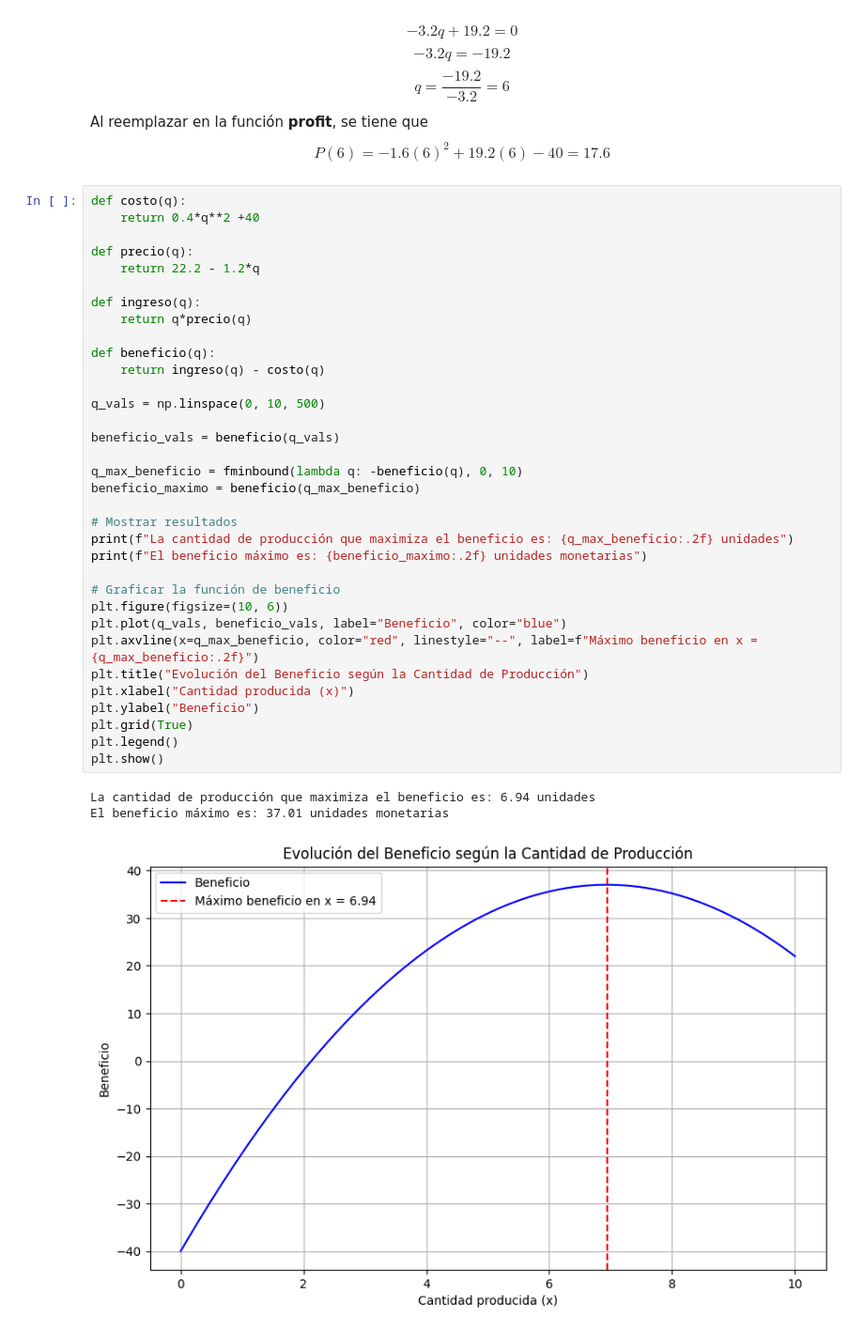
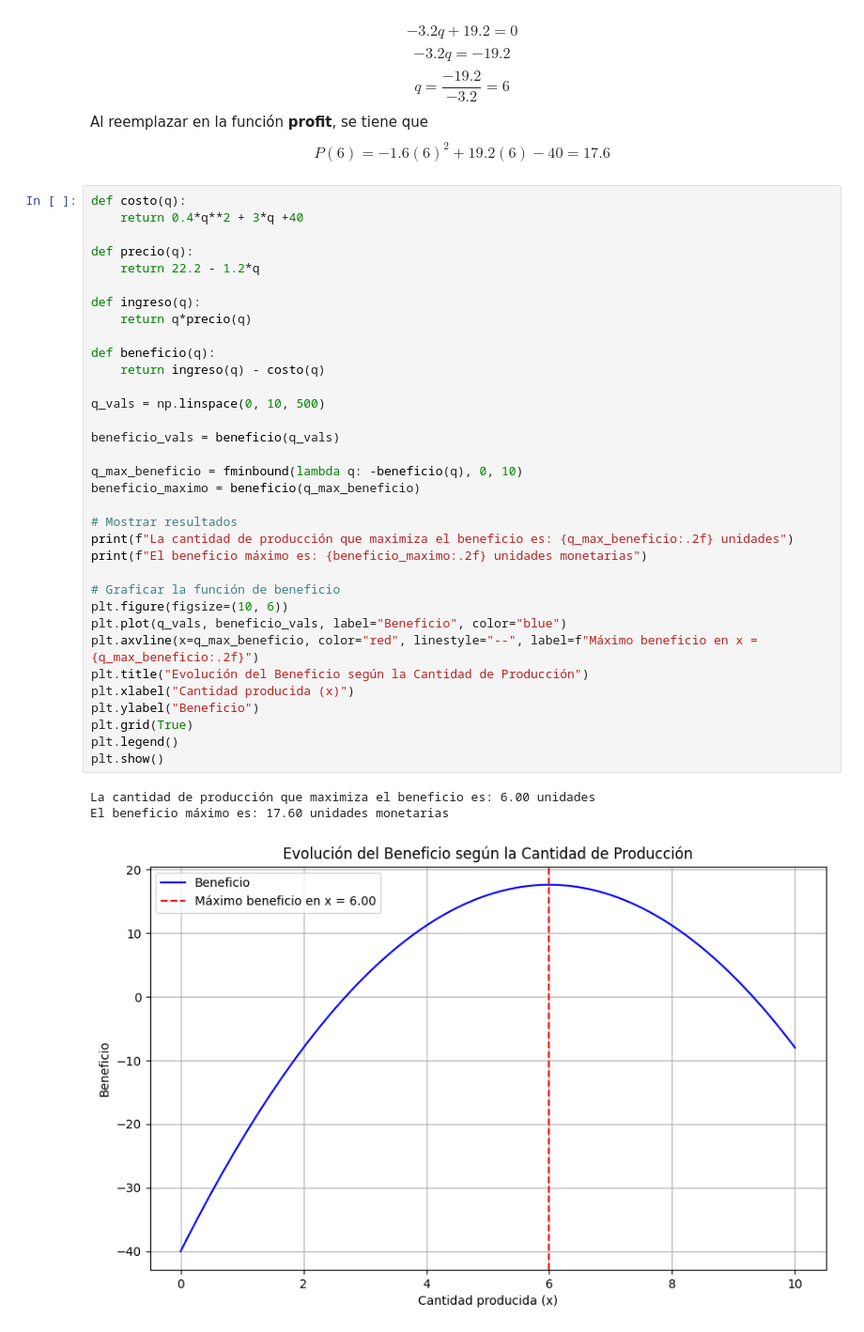
Before and after one commit to ds-fernando/Math-Modeling-Toolbox, a Jupyter notebook: Calculus/Optimización/Optimizacion.ipynb, the cells around one changed output. Shown: that part at 94% size. Cells and saved outputs as stored; diff of their text form.

```diff
--- a/Calculus/Optimización/Optimizacion.ipynb
+++ b/Calculus/Optimización/Optimizacion.ipynb
@@ -143,39 +145,39 @@ Al reemplazar en la función **profit**, se tiene que
 $$ P(6)= -1.6(6)^2+19.2(6)-40=17.6$$
 # %%
 def costo(q):
-    return 0.4*q**2 +40
+    return 0.4*q**2 + 3*q +40
 
 def precio(q):
     return 22.2 - 1.2*q
 
 def ingreso(q):
     return q*precio(q)
 
 def beneficio(q):
     return ingreso(q) - costo(q)
 
 q_vals = np.linspace(0, 10, 500)
 
 beneficio_vals = beneficio(q_vals)
 
 q_max_beneficio = fminbound(lambda q: -beneficio(q), 0, 10)
 beneficio_maximo = beneficio(q_max_beneficio)
 
 # Mostrar resultados
 print(f"La cantidad de producción que maximiza el beneficio es: {q_max_beneficio:.2f} unidades")
 print(f"El beneficio máximo es: {beneficio_maximo:.2f} unidades monetarias")
 
 # Graficar la función de beneficio
 plt.figure(figsize=(10, 6))
 plt.plot(q_vals, beneficio_vals, label="Beneficio", color="blue")
 plt.axvline(x=q_max_beneficio, color="red", linestyle="--", label=f"Máximo beneficio en x = {q_max_beneficio:.2f}")
 plt.title("Evolución del Beneficio según la Cantidad de Producción")
 plt.xlabel("Cantidad producida (x)")
 plt.ylabel("Beneficio")
 plt.grid(True)
 plt.legend()
 plt.show()
 # %% [output]
-La cantidad de producción que maximiza el beneficio es: 6.94 unidades
-El beneficio máximo es: 37.01 unidades monetarias
+La cantidad de producción que maximiza el beneficio es: 6.00 unidades
+El beneficio máximo es: 17.60 unidades monetarias
-[figure, old version]
+[figure, new version]
```
Also changed, not shown: parts of 2 cells of this notebook.
